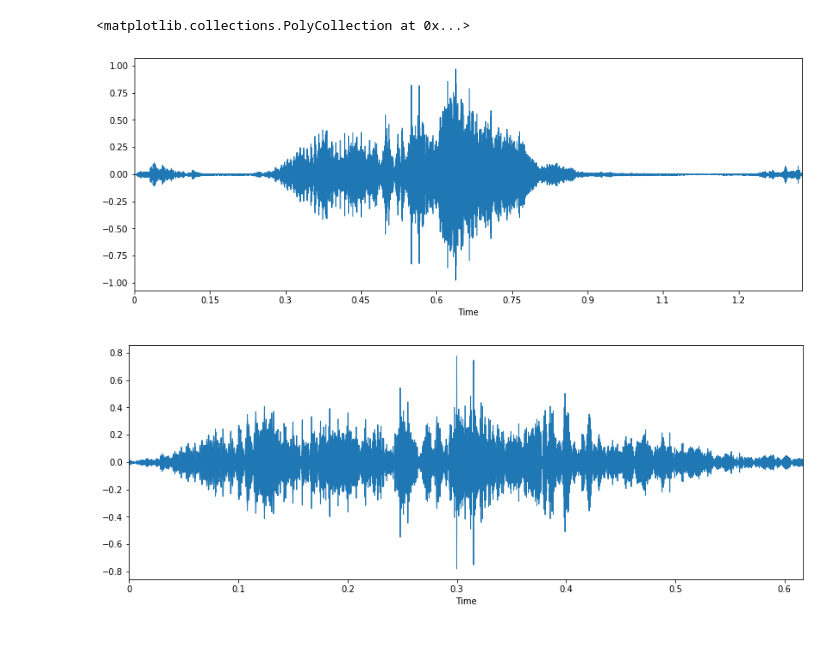
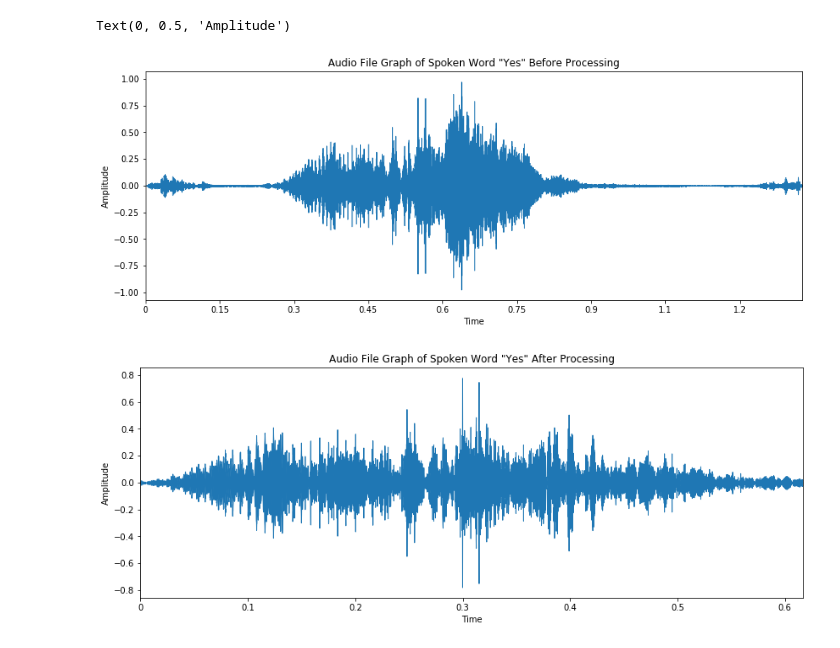
Before and after one commit to MihirMishra23/MihirALSProject, a Jupyter notebook: V4 ALS Program.ipynb, the cells around one changed output. Saved outputs shown, nothing was run; the diff lists cells and outputs as text; code cells hidden in the pictures.

```diff
--- a/V4 ALS Program.ipynb
+++ b/V4 ALS Program.ipynb
@@ -22,29 +25,30 @@ def process_audio(fn):
     if fn == None:
         print("Not valid File")
 
-    # checks to see if file already exists
+    # checks to see if processed file already exists, and doesn't reprocess if it does
     if Path("/".join(path.parts[:-1])+"/.Processed/p"+path.name).is_file():
         file = "/".join(path.parts[:-1])+"/.Processed/p"+path.name
         time = librosa.get_duration(filename=file)
         return librosa.load(file, sr = int(4410/time))
 
-    x, sr = librosa.load(fn)
+    #loads and trims audio
+    amplitudes, sr = librosa.load(fn)
+    amplitudes = trim_audio(amplitudes)
 
-    #trim audio
-    x = trim_audio(x)
-
-    #convert to audio file
+    #creates a .Processed folder
     strdir = "/".join(path.parts[:-1])+"/.Processed/"
     try:
         os.mkdir(strdir)
     except:
         pass
 
+    #saves the processed audio file into a new audio file in the .Processed folder
     newFilename = strdir + 'p' + path.name
-    #scaled = np.int16(x/np.max(np.abs(x)) * 32767)
-    write(newFilename, sr, x)
+    write(newFilename, sr, amplitudes)
+
+    #loads audio file amplitude values that standardize the length of the amplitude array
     time = librosa.get_duration(filename=newFilename)
-    x, sr = librosa.load(newFilename, sr = int(4410/time))
-    return x, sr
+    amplitudes, sr = librosa.load(newFilename, sr = int(4410/time))
+    return amplitudes, sr
 # %%
 def get_np_difs(np1, np2):
@@ -162,14 +135,18 @@ Error with M12
 # %%
 #Graph of wavform (Amplitude vs Time) before processing the audio file
 x, sr = librosa.load("UASpeech/audio/M16/M16_B3_CW100_M4.wav")
 plt.figure(figsize=(14, 5))
 librosa.display.waveplot(x, sr=sr)
+plt.title("Audio File Graph of Spoken Word \"Yes\" Before Processing")
+plt.ylabel("Amplitude")
 
 #Graph of wavform (Amplitude vs Time) after processing the audio file
 x, sr = process_audio("UASpeech/audio/M16/M16_B3_CW100_M4.wav")
 plt.figure(figsize=(14, 5))
 librosa.display.waveplot(x, sr=sr)
+plt.title("Audio File Graph of Spoken Word \"Yes\" After Processing")
+plt.ylabel("Amplitude")
 # %% [output]
-<matplotlib.collections.PolyCollection at 0x...>
+Text(0, 0.5, 'Amplitude')
-[figure, old version]
+[figure, new version]
-[figure, old version]
+[figure, new version]
```
Also changed, not shown: parts of 15 cells of this notebook.
